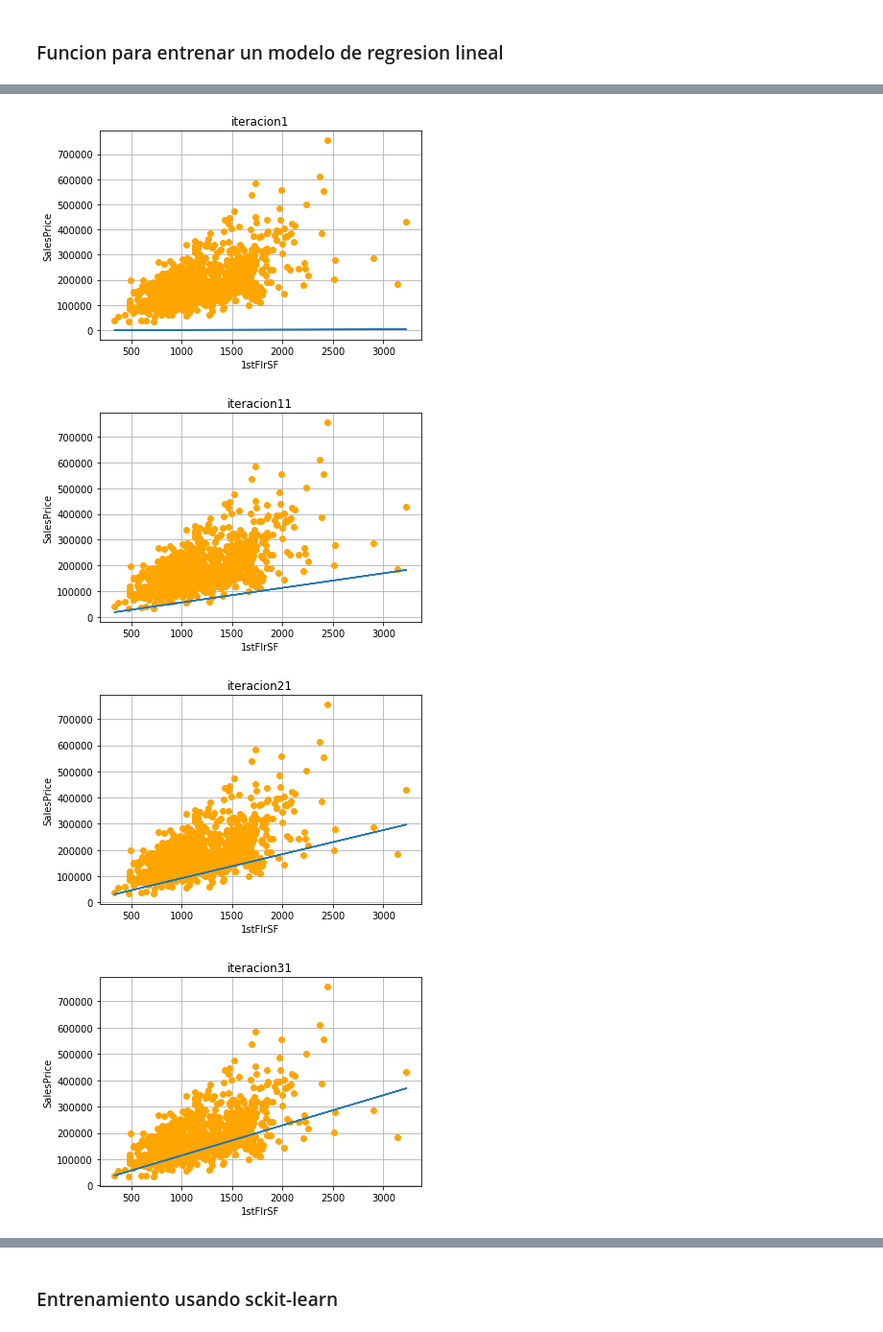
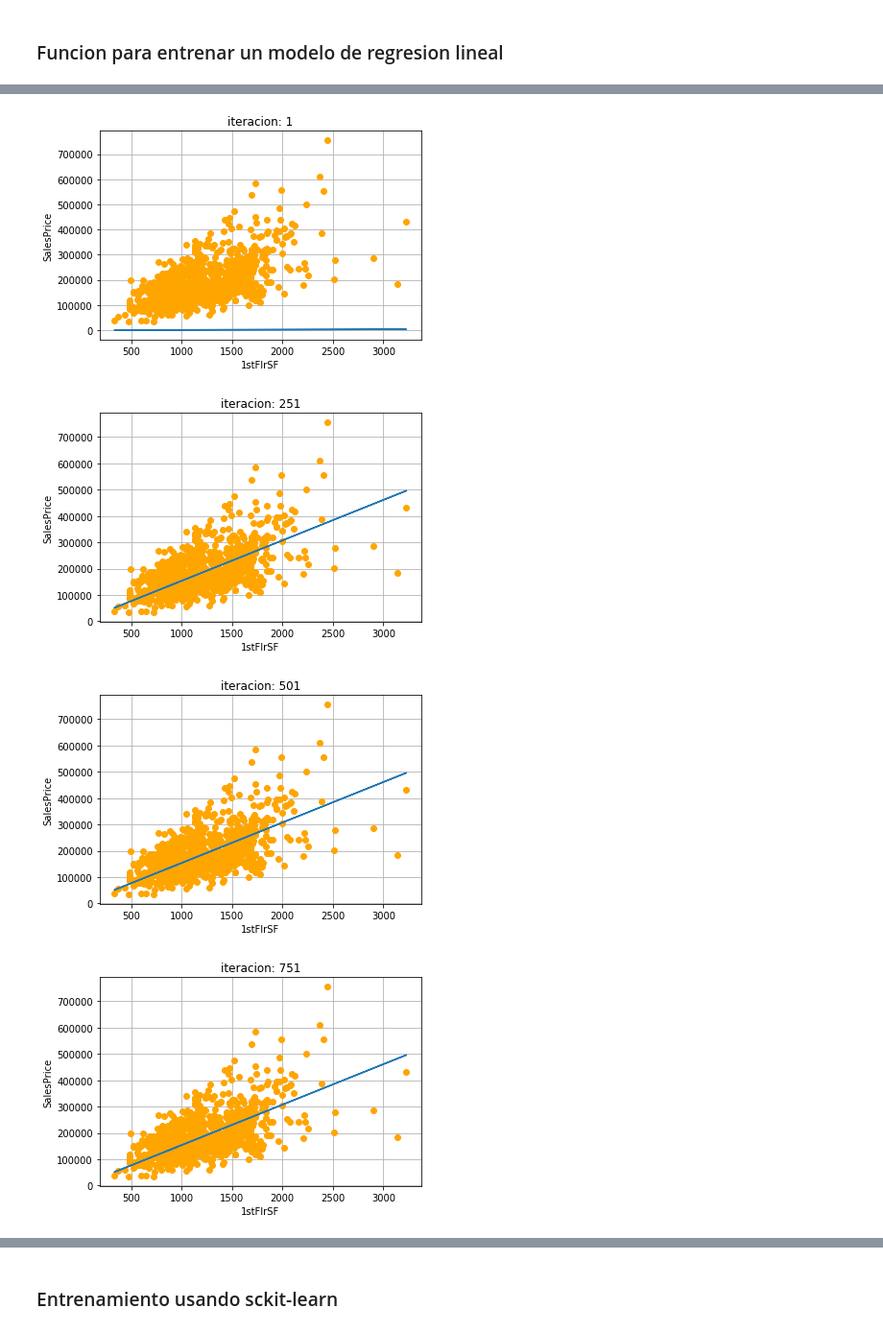
Before and after one commit to rub3ng0nzalez/MSDegree, a Jupyter notebook: Ciencia de datos en Python/proyecto_data/Proyecto-Ruben_Gonzalez.ipynb, the cells around one changed output, grey strips where cells are left out. Shown: that part at 96% size. Saved outputs shown, nothing was run; the diff lists cells and outputs as text; code cells hidden in the pictures.

```diff
--- a/Ciencia de datos en Python/proyecto_data/Proyecto-Ruben_Gonzalez.ipynb
+++ b/Ciencia de datos en Python/proyecto_data/Proyecto-Ruben_Gonzalez.ipynb
@@ -135,4 +127,0 @@ Para trabajar con valores no tan altos con respecto a los precios de venta se pr
-# %%
-mediaventas = trainingdata['SalePrice'].mean()
-trainingdata["SalePriceModified"] = trainingdata["SalePrice"] / mediaventas
-trainingdata
@@ -221,3 +188,3 @@ graficarerror(derroresOverallQual)
 # %%
-derrores1stFlrSF,dmodelo1stFlrSF= fentrena(trainingdata['1stFlrSF'],trainingdata['SalePrice'],100,16,0.00000003)
+derrores1stFlrSF,dmodelo1stFlrSF= fentrena(trainingdata['1stFlrSF'],trainingdata['SalePrice'],1000,250,0.00000003)
 # %% [output]
@@ -248,6 +212,6 @@ def graficarmodelo(x,y,dmodelo,n):
         ax.plot(xfinal,yrecta)
         ax.set_xlabel(x.name)
         ax.set_ylabel('SalesPrice')
-        ax.set_title('iteracion'+str(i+1))
+        ax.set_title('iteracion: '+str(i+1))
     return plt.show()
 # %%
@@ -269,7 +224,7 @@ graficarmodelo(trainingdata['OverallQual'],trainingdata['SalePrice'],dmodeloOver
 # %%
-graficarmodelo(trainingdata['1stFlrSF'],trainingdata['SalePrice'],dmodelo1stFlrSF,10)
+graficarmodelo(trainingdata['1stFlrSF'],trainingdata['SalePrice'],dmodelo1stFlrSF,250)
 # %% [output]
-[figure, old version]
+[figure, new version]
-[figure, old version]
+[figure, new version]
-[figure, old version]
+[figure, new version]
-[figure, old version]
+[figure, new version]
```
Also changed, not shown: parts of 21 cells of this notebook.
